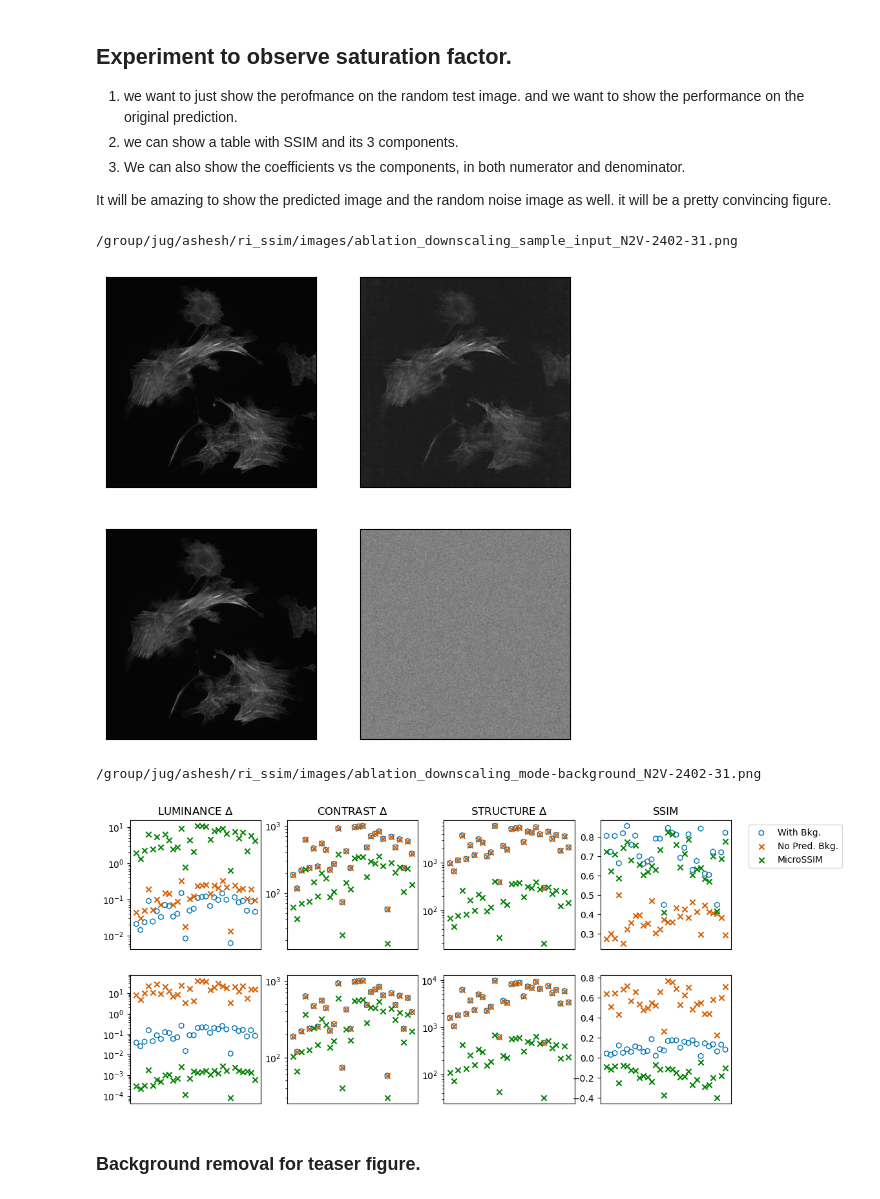
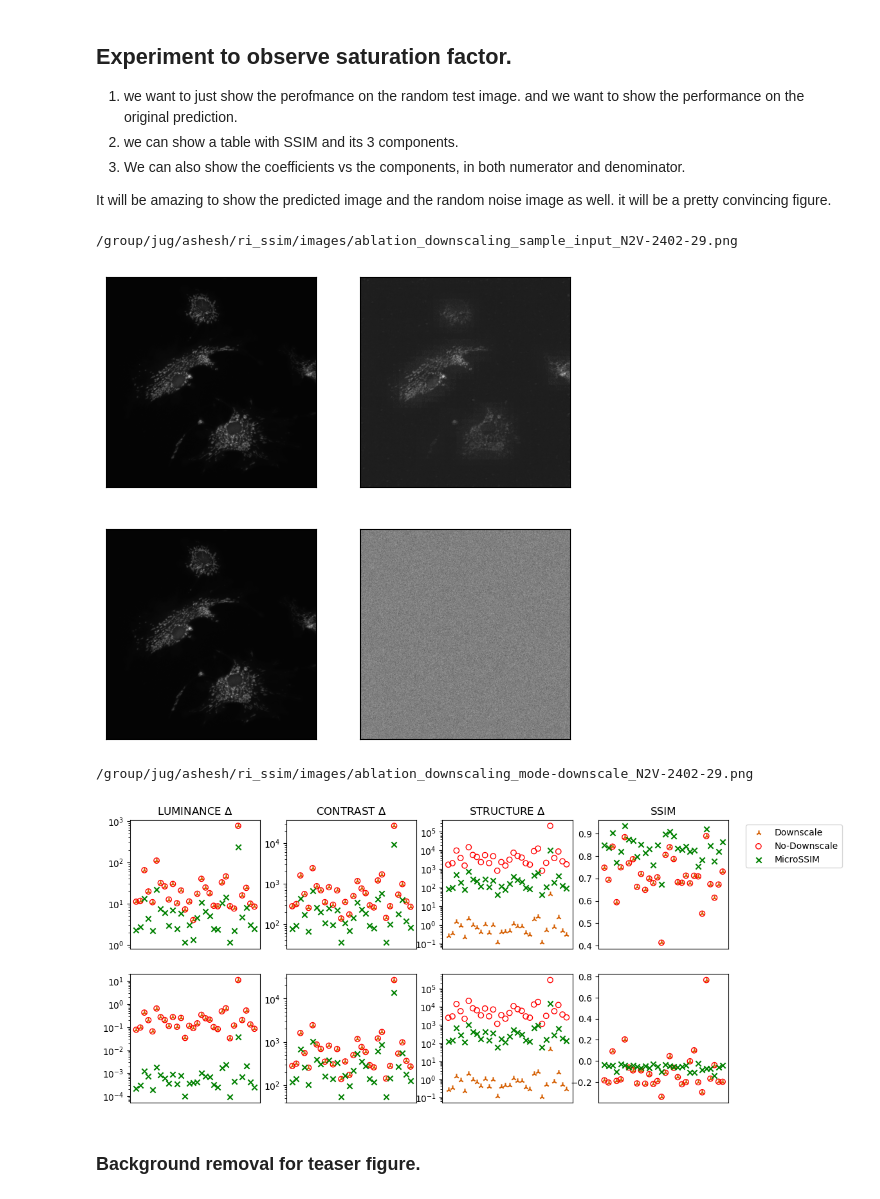
Before and after one commit to juglab/MicroSSIM, a Jupyter notebook: notebooks/Evaluate.ipynb, the cells around one changed output. Cells and saved outputs as stored; diff of their text form; code cells hidden in the pictures.

```diff
--- a/notebooks/Evaluate.ipynb
+++ b/notebooks/Evaluate.ipynb
@@ -26,13 +26,13 @@ def add_text(ax, text, img_shape, place='TOP_LEFT', edgecolor='black'):
         s1 = img_shape[0]
         ax.text(s0 - s0 * 150 / 500, s1 - s1 * 35 / 500, text, bbox=dict(facecolor='white', edgecolor=edgecolor, alpha=0.9))
 # %%
-gt_path = '/group/jug/ashesh/ri_ssim/gt-N2V-2402-31.tif'
-pred_path = '/group/jug/ashesh/ri_ssim/pred-N2V-2402-31.tif'
-noisy_gt_path = '/group/jug/ashesh/data/ventura_gigascience/actin-60x-noise2-lowsnr.tif'
+# gt_path = '/group/jug/ashesh/ri_ssim/gt-N2V-2402-31.tif'
+# pred_path = '/group/jug/ashesh/ri_ssim/pred-N2V-2402-31.tif'
+# noisy_gt_path = '/group/jug/ashesh/data/ventura_gigascience/actin-60x-noise2-lowsnr.tif'
 
-# gt_path = '/group/jug/ashesh/ri_ssim/gt-N2V-2402-29.tif'
-# pred_path = '/group/jug/ashesh/ri_ssim/pred-N2V-2402-29.tif'
-# noisy_gt_path = '/group/jug/ashesh/data/ventura_gigascience/mito-60x-noise2-lowsnr.tif'
+gt_path = '/group/jug/ashesh/ri_ssim/gt-N2V-2402-29.tif'
+pred_path = '/group/jug/ashesh/ri_ssim/pred-N2V-2402-29.tif'
+noisy_gt_path = '/group/jug/ashesh/data/ventura_gigascience/mito-60x-noise2-lowsnr.tif'
 
 # denoiSplit
 # gt_path = '/group/jug/ashesh/downloads/Actin_HighSNR.tif'
@@ -762,6 +762,8 @@ def _saturation_ablation_normalization(norm_mode, img, bkg_remove_fn):
         img_out = normalizer.normalize(bkg_remove_fn(img))
     elif norm_mode == 'no_bkg_rmv':
         img_out = img
+    elif norm_mode == 'instance_pred_bkg_rmv':
+        img_out = img - np.percentile(img, BACKGROUND_PERCENTILE, keepdims=False)
     else:
         raise ValueError(f'Invalid value for norm_mode: {norm_mode}')
     return img_out
@@ -769,14 +771,14 @@ def _saturation_ablation_normalization(norm_mode, img, bkg_remove_fn):
 correct_pred_factorsdict = defaultdict(lambda: defaultdict(list))
 random_pred_factorsdict = defaultdict(lambda: defaultdict(list))#defaultdict(list)
 nsamples =30
-for norm_mode in ['no_bkg_rmv','no_pred_bkg_rmv', 'no_downscale', 'downscale', 'microSSIM']:
+for norm_mode in ['no_bkg_rmv','instance_pred_bkg_rmv', 'no_downscale', 'downscale', 'microSSIM']:
     for idx in tqdm(range(nsamples)):
         gt_norm_mode = norm_mode
-        if norm_mode == 'no_pred_bkg_rmv':
+        if norm_mode == 'instance_pred_bkg_rmv':
             gt_norm_mode = 'no_downscale'
 
         gt_tmp = _saturation_ablation_normalization(gt_norm_mode, gt[idx], microSSIM_gt_norm)
-        pred_tmp = _saturation_ablation_normalization(norm_mode, pred[idx], microSSIM_pred_norm) if norm_mode != 'no_pred_bkg_rmv' else pred[idx]
+        pred_tmp = _saturation_ablation_normalization(norm_mode, pred[idx], microSSIM_pred_norm)
         ssim_dict = micro_SSIM(gt_tmp , pred_tmp,
                                 ri_factor=MICROSSIM_SCALE if norm_mode=='microSSIM' else 1.0,
                                 data_range=gt_tmp.max() - gt_tmp.min(), return_individual_components=True)
@@ -797,7 +799,7 @@ for norm_mode in ['no_bkg_rmv','no_pred_bkg_rmv', 'no_downscale', 'downscale', '
         # pred_tmp = pred_tmp * pred_std + pred_mean
 
         # pred_tmp = microSSIM_normalization(pred_tmp)
-        pred_tmp = _saturation_ablation_normalization(norm_mode, rand_raw, microSSIM_pred_norm) if norm_mode != 'no_pred_bkg_rmv' else rand_raw
+        pred_tmp = _saturation_ablation_normalization(norm_mode, rand_raw, microSSIM_pred_norm)
 
         ssim_dict = micro_SSIM(gt_tmp , pred_tmp,
                                 ri_factor=MICROSSIM_SCALE if norm_mode=='microSSIM' else 1.0,
@@ -809,7 +811,7 @@ for norm_mode in ['no_bkg_rmv','no_pred_bkg_rmv', 'no_downscale', 'downscale', '
         random_pred_factorsdict[norm_mode]['structure'].append(structure_factors)
         random_pred_factorsdict[norm_mode]['SSIM'].append(ssim_dict['SSIM'].mean())
 # %%
-save_to_file = True #and not debug_mode
+save_to_file = True and not debug_mode
 img_sz = 3
 idx_tmp= 0
 _,ax = plt.subplots(figsize=(img_sz*2,img_sz*2),ncols=2,nrows=2)
@@ -825,12 +827,12 @@ if save_to_file:
     print(fpath)
     plt.savefig(fpath, dpi=200)
 # %% [output]
-/group/jug/ashesh/ri_ssim/images/ablation_downscaling_sample_input_N2V-2402-31.png
+/group/jug/ashesh/ri_ssim/images/ablation_downscaling_sample_input_N2V-2402-29.png
-[figure, old version]
+[figure, new version]
 # %%
 from matplotlib.ticker import FormatStrFormatter
 import pandas as pd
-mode = 'background'
+mode = 'downscale'
 assert mode in ['background', 'downscale']
 _,ax = plt.subplots(figsize=(4*img_sz,1.9*img_sz),ncols=4,nrows=2)
 
@@ -838,15 +840,15 @@ for col_ix, key in enumerate(['luminance', 'contrast', 'structure', 'SSIM']):
     if mode == 'background':
         # no bkg removal
         df = pd.DataFrame(correct_pred_factorsdict['no_bkg_rmv'][key]).min(axis=1)
-        ax[0,col_ix].scatter(df.index, df.values, label='With Bkg.', color='#0072B2', marker='h', facecolors='none')
+        ax[0,col_ix].scatter(df.index, df.values, label='With-bkg.', color='#0072B2', marker='h', facecolors='none')
         df = pd.DataFrame(random_pred_factorsdict['no_bkg_rmv'][key]).min(axis=1)
-        ax[1,col_ix].scatter(df.index, df.values, label='With Bkg.', color='#0072B2', marker='h', facecolors='none')
+        ax[1,col_ix].scatter(df.index, df.values, label='With-bkg.', color='#0072B2', marker='h', facecolors='none')
 
         # no pred bkg removal
-        df = pd.DataFrame(correct_pred_factorsdict['no_pred_bkg_rmv'][key]).min(axis=1)
-        ax[0,col_ix].scatter(df.index, df.values, label='No Pred. Bkg.', color='#D55E00', marker='x',)
-        df = pd.DataFrame(random_pred_factorsdict['no_pred_bkg_rmv'][key]).min(axis=1)
-        ax[1,col_ix].scatter(df.index, df.values, label='No Pred. Bkg.', color='#D55E00', marker='x',)
+        df = pd.DataFrame(correct_pred_factorsdict['instance_pred_bkg_rmv'][key]).min(axis=1)
+        ax[0,col_ix].scatter(df.index, df.values, label='Inst-bkg-rm', color='#D55E00', marker='x',)
+        df = pd.DataFrame(random_pred_factorsdict['instance_pred_bkg_rmv'][key]).min(axis=1)
+        ax[1,col_ix].scatter(df.index, df.values, label='Inst-bkg-rm', color='#D55E00', marker='x',)
 
     elif mode == 'downscale':
         df = pd.DataFrame(correct_pred_factorsdict['downscale'][key]).min(axis=1)
@@ -855,9 +857,9 @@ for col_ix, key in enumerate(['luminance', 'contrast', 'structure', 'SSIM']):
         ax[1,col_ix].scatter(df.index, df.values, label='Downscale', color='#D55E00', marker = '2')
 
         df = pd.DataFrame(correct_pred_factorsdict['no_downscale'][key]).min(axis=1)
-        ax[0,col_ix].scatter(df.index, df.values, label='No Downscale', color='red', facecolors='none')
+        ax[0,col_ix].scatter(df.index, df.values, label='No-Downscale', color='red', facecolors='none')
         df = pd.DataFrame(random_pred_factorsdict['no_downscale'][key]).min(axis=1)
-        ax[1,col_ix].scatter(df.index, df.values, label='No Downscale', color='red', facecolors='none')
+        ax[1,col_ix].scatter(df.index, df.values, label='No-Downscale', color='red', facecolors='none')
 
 
     # microSSIM
@@ -866,35 +868,35 @@ for col_ix, key in enumerate(['luminance', 'contrast', 'structure', 'SSIM']):
     df = pd.DataFrame(random_pred_factorsdict['microSSIM'][key]).min(axis=1)
     ax[1,col_ix].scatter(df.index, df.values, label='MicroSSIM', color='green', marker='x')
 
     if key != 'SSIM':
         ax[0,col_ix].set_title(key.upper() + f' $\\Delta$', fontsize=12)
     else:
         ax[0,col_ix].set_title(key.upper(), fontsize=12)
 
     if key != 'SSIM':
         ax[0,col_ix].set_yscale('log')
         ax[1,col_ix].set_yscale('log')
 
 # handles, labels = ax[0,0].get_legend_handles_labels()
 # order = [1,0,2]
 # ax[0,0].legend([handles[idx] for idx in order],[labels[idx] for idx in order], loc='upper left', fontsize=10)
 # ax[0,3].legend(loc='lower right', fontsize=10)
 ax[0,3].legend(bbox_to_anchor=(1.1,1.0))
 for i in range(2):
     for j in range(4):
         ax[i,j].tick_params(axis='x',which='both',bottom=False, top=False,labelbottom=False)
 
 # ax[0,0].legend(loc='upper left', fontsize=10)
 # plt.tight_layout()
 if save_to_file:
     postfix= os.path.basename(gt_path).replace('gt-','').replace('.tif','.png')
     fname = f'ablation_downscaling_mode-{mode}_{postfix}'
     fpath = os.path.join('/group/jug/ashesh/ri_ssim/images', fname)
     print(fpath)
     plt.savefig(fpath, dpi=200)
 # %% [output]
-/group/jug/ashesh/ri_ssim/images/ablation_downscaling_mode-background_N2V-2402-31.png
+/group/jug/ashesh/ri_ssim/images/ablation_downscaling_mode-downscale_N2V-2402-29.png
-[figure, old version]
+[figure, new version]
 # %% [markdown]
 ### Background removal for teaser figure.
 # %%
```
Also changed, not shown: parts of 2 cells of this notebook.
